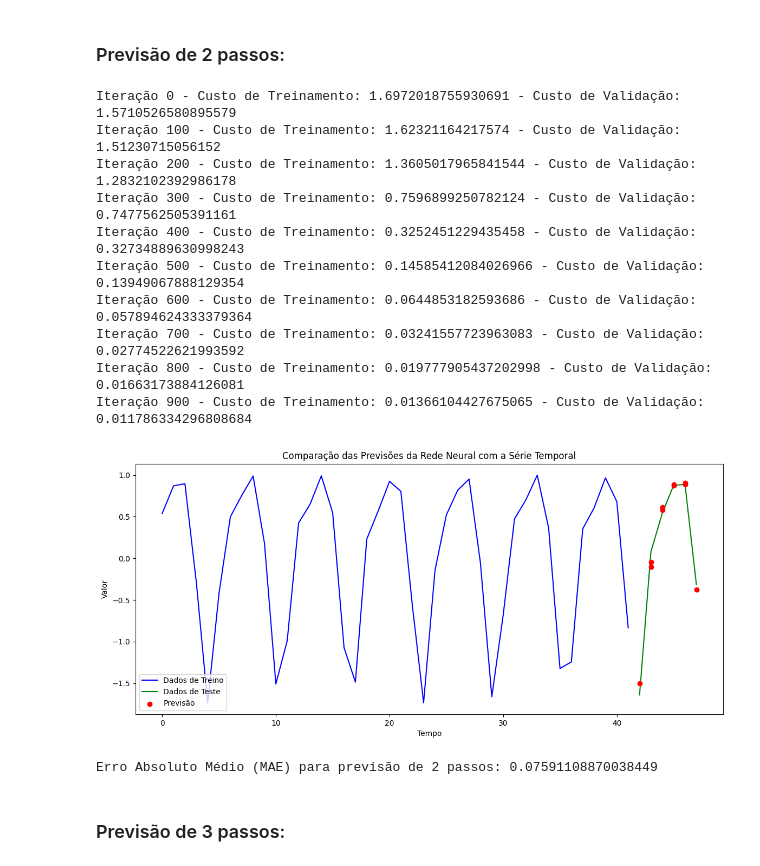
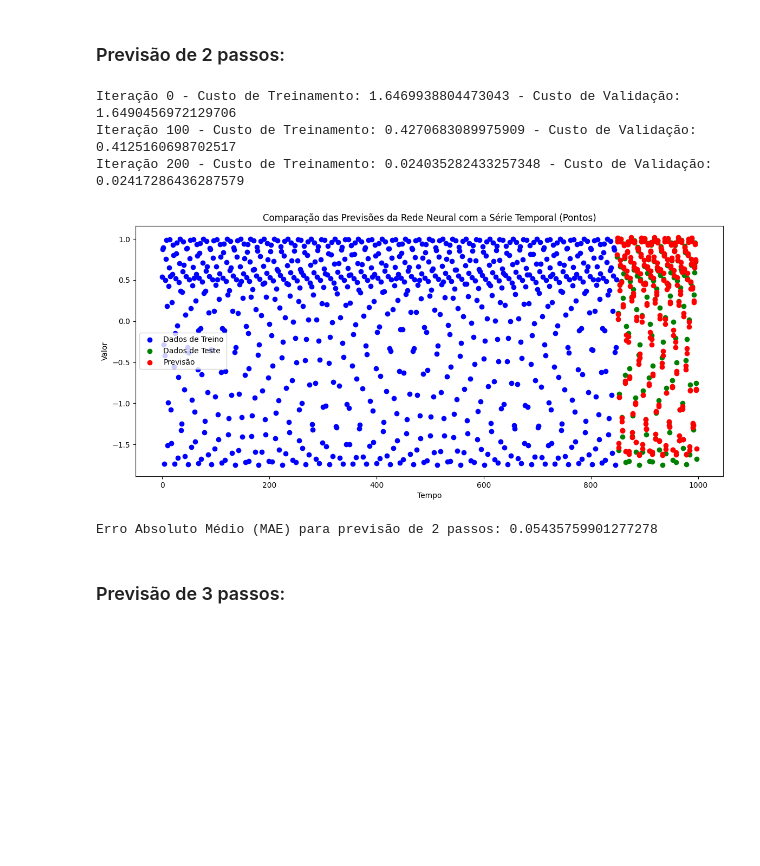
Before and after one commit to ArthurrCr/DEEP-LEARNING, a Jupyter notebook: [DL] 1A Lista_.ipynb, the cells around one changed output. Saved outputs shown, nothing was run; the diff lists cells and outputs as text; code cells hidden in the pictures; blank space fills up the shorter version.

```diff
--- a/[DL] 1A Lista_.ipynb
+++ b/[DL] 1A Lista_.ipynb
@@ -784,9 +840,11 @@ std_y_train_c = np.std(y_train_c)
 x_train_c_standardized = (x_train_c - mean_x_train_c) / std_x_train_c
 y_train_c_standardized = (y_train_c - mean_y_train_c) / std_y_train_c
 
-# Padronização dos conjuntos de validação usando os mesmos parâmetros do conjunto de treinamento
+# Padronização dos conjuntos de validação e teste
 x_val_c_standardized = (x_val_c - mean_x_train_c) / std_x_train_c
 y_val_c_standardized = (y_val_c - mean_y_train_c) / std_y_train_c
+x_test_c_standardized = (x_test_c - mean_x_train_c) / std_x_train_c
+y_test_c_standardized = (y_test_c - mean_y_train_c) / std_y_train_c
 # %%
 # plotar a função c
 plt.figure(figsize=(12, 4))
@@ -813,7 +870,7 @@ training_costs_c = []
 validation_costs_c = []
 
 # Treinamento do modelo Por Lote (Batch)
-for i in range(25000):
+for i in range(2500000):
     # Forward propagation
     AL_c, caches_c = L_model_forward(x_train_c_standardized, parameters_c, hidden_activation='relu', output_activation='linear')
 
@@ -825,7 +882,7 @@ for i in range(25000):
     grads_c = L_model_backward(AL_c, y_train_c_standardized, caches_c, hidden_activation='relu', output_activation='linear', problema='regressao')
 
     # Update parameters.
-    parameters_c = update_parameters(parameters_c, grads_c, learning_rate=0.1)
+    parameters_c = update_parameters(parameters_c, grads_c, learning_rate=43)
 
     # Compute validation cost.
     AL_val_c, _ = L_model_forward(x_val_c_standardized, parameters_c, hidden_activation='relu', output_activation='linear')
@@ -835,6 +892,6 @@ for i in range(25000):
     if i % 10000 == 0:
         print(f"Iteração {i} - Custo de Treinamento: {cost_train_c} - Custo de Validação: {cost_val_c}")
 
-    if cost_train_c <= 0.01:
+    if cost_train_c <= 0.00001:
         break
 # %% [output]
@@ -1076,7 +1175,7 @@ def train_and_evaluate(X_train, Y_train, X_val, Y_val, num_iterations, learning_
 star = time.time()
 print("Para 10 neurônios na camada oculta:")
 # Assumindo que X_train, Y_train, X_val, Y_val já estão definidos
-conf_matrix, parameters = train_and_evaluate(X_train, Y_train, X_val, Y_val, num_iterations=100000, learning_rate=0.1, n_hidden_neurons = 100)
+conf_matrix, parameters = train_and_evaluate(X_train, Y_train, X_val, Y_val, num_iterations=100000, learning_rate=0.1, n_hidden_neurons = 10)
 end = time.time()
 print(f"Tempo de execução: {end - star:.2f} segundos")
 # %% [output]
@@ -1332,6 +1431,8 @@ def train(X_train, Y_train, X_val, Y_val, parameters, learning_rate=0.1, n_itera
         # Imprimir o custo a cada 100 iterações
         if i % 100 == 0:
             print(f"Iteração {i} - Custo de Treinamento: {cost} - Custo de Validação: {cost_val}")
+        if cost <= 0.01 and cost_val <= 0.01:
+            break
 
     return parameters, costs
 
@@ -1373,29 +1474,31 @@ def run_model(N, K, p, learning_rate=0.1, n_iterations=10000):
     inicio_teste = N - len(X_test.T) - p
     fim_teste = N - p
 
-    # Dados de Treino
-    plt.plot(time_steps[:inicio_teste], data[:inicio_teste], label='Dados de Treino', color='blue')
-    # Dados de Teste
-    plt.plot(time_steps[inicio_teste:fim_teste], data[inicio_teste:fim_teste], label='Dados de Teste', color='green')
+    # Dados de Treino como pontos
+    plt.scatter(time_steps[:inicio_teste], data[:inicio_teste], label='Dados de Treino', color='blue', zorder=3)
+
+    # Dados de Teste como pontos
+    plt.scatter(time_steps[inicio_teste:fim_teste], data[inicio_teste:fim_teste], label='Dados de Teste', color='green', zorder=4)
 
     # Previsões
     for i in range(len(X_test.T)):
         start_index = inicio_teste + i
         end_index = start_index + p
         if end_index <= fim_teste:
-            # Modificação aqui: usar plt.scatter para plotar pontos em vez de linhas
+            # Plotar previsões como pontos
             if p == 1:
                 plt.scatter(time_steps[start_index], predictions[:, i], color='red', label='Previsão' if i == 0 else "", zorder=5)
             else:
                 # Para p > 1, plotamos pontos para cada previsão
                 plt.scatter(time_steps[start_index:end_index], predictions[:, i], color='red', label='Previsão' if i == 0 else "", zorder=5)
 
-    plt.title('Comparação das Previsões da Rede Neural com a Série Temporal')
+    plt.title('Comparação das Previsões da Rede Neural com a Série Temporal (Pontos)')
     plt.xlabel('Tempo')
     plt.ylabel('Valor')
     plt.legend()
     plt.show()
 
+
     mae = np.mean(np.abs(predictions - Y_test))
     print(f"Erro Absoluto Médio (MAE) para previsão de {p} passos: {mae}")
 
@@ -1420,20 +1516,13 @@ Erro Absoluto Médio (MAE) para previsão de 1 passos: 0.09277672372497807
 # %% [markdown]
 ### Previsão de 2 passos:
 # %%
-predictions = run_model(N=50, K=10, p=2, learning_rate=0.1, n_iterations=1000)
+predictions = run_model(N=1000, K=10, p=2, learning_rate=10, n_iterations=20000)
 # %% [output]
-Iteração 0 - Custo de Treinamento: 1.6972018755930691 - Custo de Validação: 1.5710526580895579
-Iteração 100 - Custo de Treinamento: 1.62321164217574 - Custo de Validação: 1.51230715056152
-Iteração 200 - Custo de Treinamento: 1.3605017965841544 - Custo de Validação: 1.2832102392986178
-Iteração 300 - Custo de Treinamento: 0.7596899250782124 - Custo de Validação: 0.7477562505391161
-Iteração 400 - Custo de Treinamento: 0.3252451229435458 - Custo de Validação: 0.32734889630998243
-Iteração 500 - Custo de Treinamento: 0.14585412084026966 - Custo de Validação: 0.13949067888129354
-Iteração 600 - Custo de Treinamento: 0.0644853182593686 - Custo de Validação: 0.057894624333379364
-Iteração 700 - Custo de Treinamento: 0.03241557723963083 - Custo de Validação: 0.02774522621993592
-Iteração 800 - Custo de Treinamento: 0.019777905437202998 - Custo de Validação: 0.01663173884126081
-Iteração 900 - Custo de Treinamento: 0.01366104427675065 - Custo de Validação: 0.011786334296808684
+Iteração 0 - Custo de Treinamento: 1.6469938804473043 - Custo de Validação: 1.6490456972129706
+Iteração 100 - Custo de Treinamento: 0.4270683089975909 - Custo de Validação: 0.4125160698702517
+Iteração 200 - Custo de Treinamento: 0.024035282433257348 - Custo de Validação: 0.02417286436287579
-[figure, old version]
+[figure, new version]
-Erro Absoluto Médio (MAE) para previsão de 2 passos: 0.07591108870038449
+Erro Absoluto Médio (MAE) para previsão de 2 passos: 0.05435759901277278
 # %% [markdown]
 ### Previsão de 3 passos:
 # %%
```
Also changed, not shown: parts of 33 cells of this notebook.
